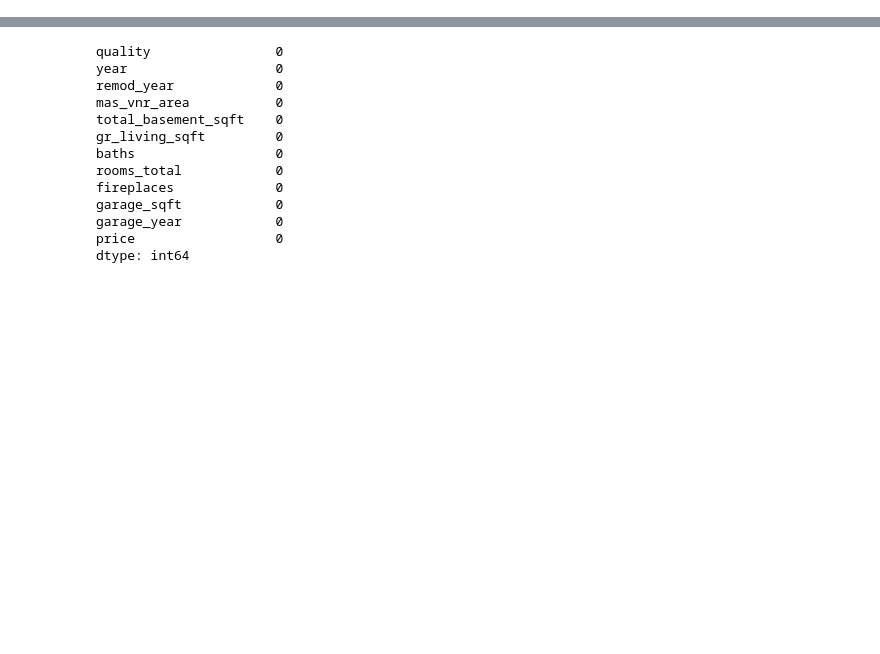
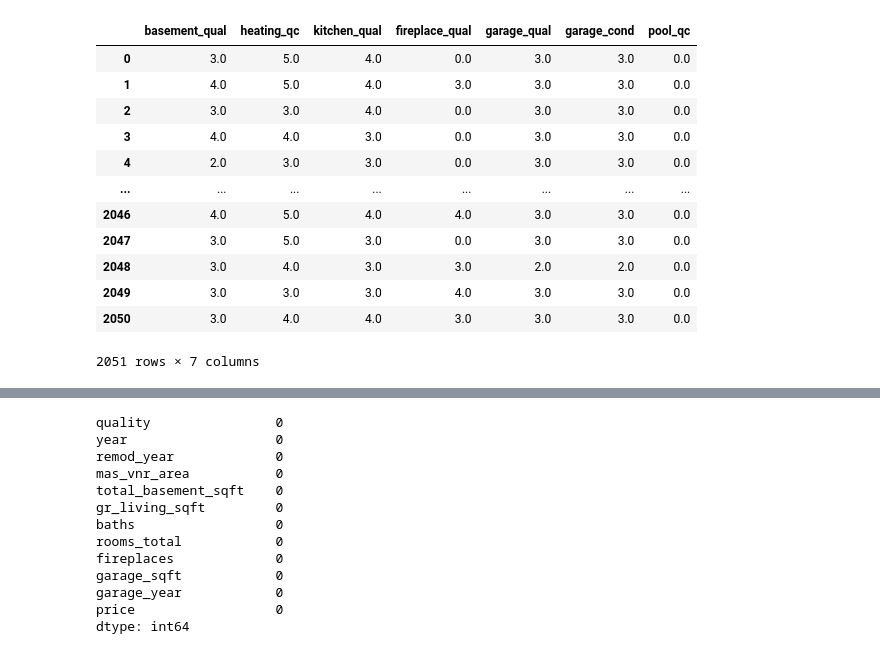
Before and after one commit to woodstockwins/1213-iris, a Jupyter notebook: projects/project-2-master/1_p2_simple_models.ipynb, the cells around one changed output, grey strips where cells are left out. Drawn from its saved outputs; the diff is of its cells as text; code cells hidden in the pictures; blank space fills up the shorter version.

```diff
--- a/projects/project-2-master/1_p2_simple_models.ipynb
+++ b/projects/project-2-master/1_p2_simple_models.ipynb
@@ -17,0 +530,16 @@ from sklearn.impute import SimpleImputer
+# %%
+test.data[['basement_qual', 'heating_qc', 'kitchen_qual', 'fireplace_qual', 'garage_qual', 'garage_cond', 'pool_qc']]
+# %% [output]
+|  | basement_qual | heating_qc | kitchen_qual | fireplace_qual | garage_qual | garage_cond | pool_qc |
+| 0 | 3.0 | 5.0 | 4.0 | 0.0 | 3.0 | 3.0 | 0.0 |
+| 1 | 4.0 | 5.0 | 4.0 | 3.0 | 3.0 | 3.0 | 0.0 |
+| 2 | 3.0 | 3.0 | 4.0 | 0.0 | 3.0 | 3.0 | 0.0 |
+| 3 | 4.0 | 4.0 | 3.0 | 0.0 | 3.0 | 3.0 | 0.0 |
+| 4 | 2.0 | 3.0 | 3.0 | 0.0 | 3.0 | 3.0 | 0.0 |
+| ... | ... | ... | ... | ... | ... | ... | ... |
+| 2046 | 4.0 | 5.0 | 4.0 | 4.0 | 3.0 | 3.0 | 0.0 |
+| 2047 | 3.0 | 5.0 | 3.0 | 0.0 | 3.0 | 3.0 | 0.0 |
+| 2048 | 3.0 | 4.0 | 3.0 | 3.0 | 2.0 | 2.0 | 0.0 |
+| 2049 | 3.0 | 3.0 | 3.0 | 4.0 | 3.0 | 3.0 | 0.0 |
+| 2050 | 3.0 | 4.0 | 4.0 | 3.0 | 3.0 | 3.0 | 0.0 |
+2051 rows × 7 columns
```
Also changed, not shown: parts of 32 cells of this notebook, 1 other file.
